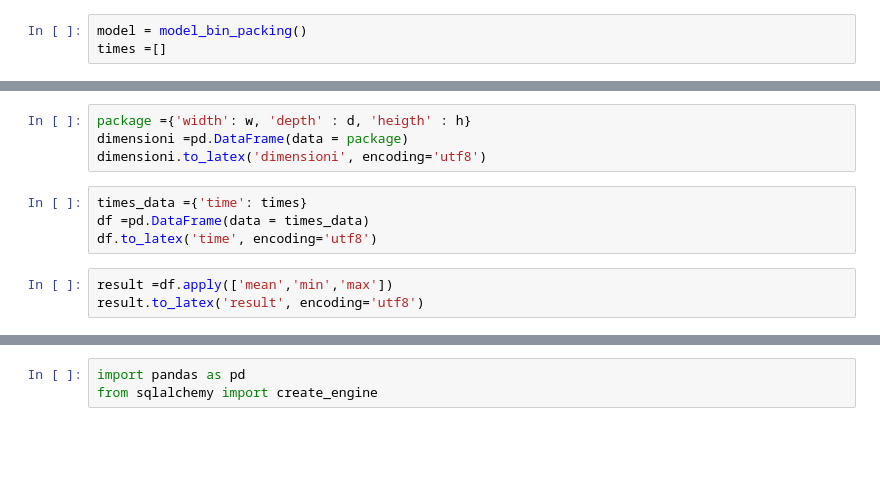
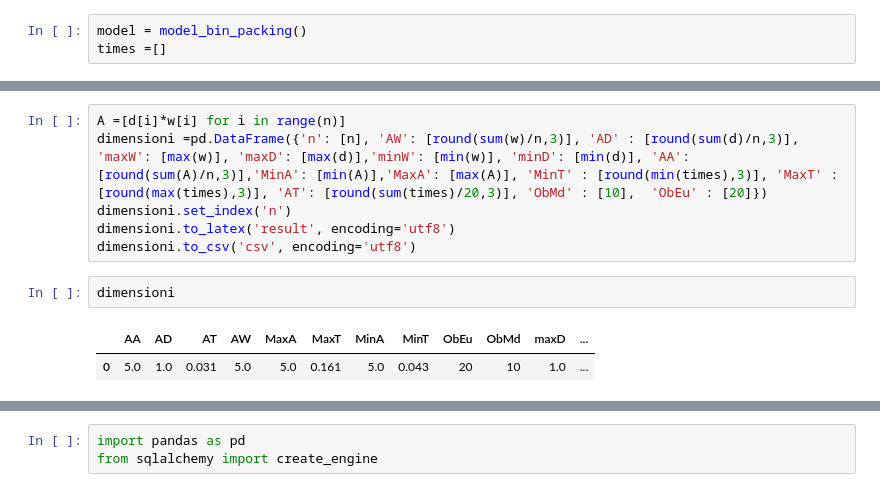
Before and after one commit to RossiDaniel/BinPackingModel, a Jupyter notebook: Or-Tools/sfida.ipynb, the cells around one changed output, grey strips where cells are left out. Cells and saved outputs as stored; diff of their text form; blank space fills up the shorter version.

```diff
--- a/Or-Tools/sfida.ipynb
+++ b/Or-Tools/sfida.ipynb
@@ -104,14 +117,14 @@ for i in range(3):
-# %%
-package ={'width': w, 'depth' : d, 'heigth' : h}
-dimensioni =pd.DataFrame(data = package)
-dimensioni.to_latex('dimensioni', encoding='utf8')
-# %%
-times_data ={'time': times}
-df =pd.DataFrame(data = times_data)
-df.to_latex('time', encoding='utf8')
-# %%
-result =df.apply(['mean','min','max'])
-result.to_latex('result', encoding='utf8')
+# %%
+A =[d[i]*w[i] for i in range(n)]
+dimensioni =pd.DataFrame({'n': [n], 'AW': [round(sum(w)/n,3)], 'AD' : [round(sum(d)/n,3)], 'maxW': [max(w)], 'maxD': [max(d)],'minW': [min(w)], 'minD': [min(d)], 'AA': [round(sum(A)/n,3)],'MinA': [min(A)],'MaxA': [max(A)], 'MinT' : [round(min(times),3)], 'MaxT' : [round(max(times),3)], 'AT': [round(sum(times)/20,3)], 'ObMd' : [10],  'ObEu' : [20]})
+dimensioni.set_index('n')
+dimensioni.to_latex('result', encoding='utf8')
+dimensioni.to_csv('csv', encoding='utf8')
+# %%
+dimensioni
+# %% [output]
+|  | AA | AD | AT | AW | MaxA | MaxT | MinA | MinT | ObEu | ObMd | maxD | ... |
+| 0 | 5.0 | 1.0 | 0.031 | 5.0 | 5.0 | 0.161 | 5.0 | 0.043 | 20 | 10 | 1.0 | ... |
 # %%
 s.computeObj()
 model.BuildSolution(s)
```
Also changed, not shown: parts of 10 cells of this notebook, 28 other files.
